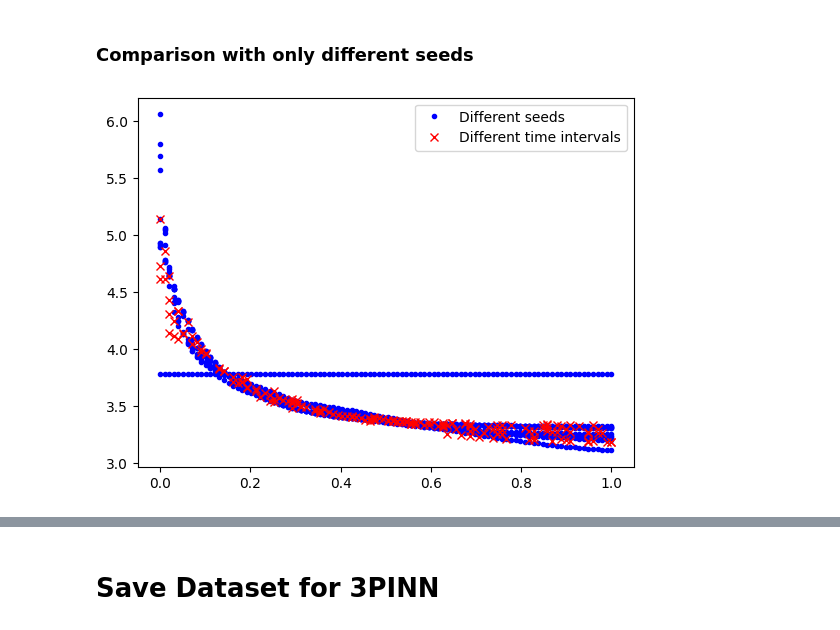
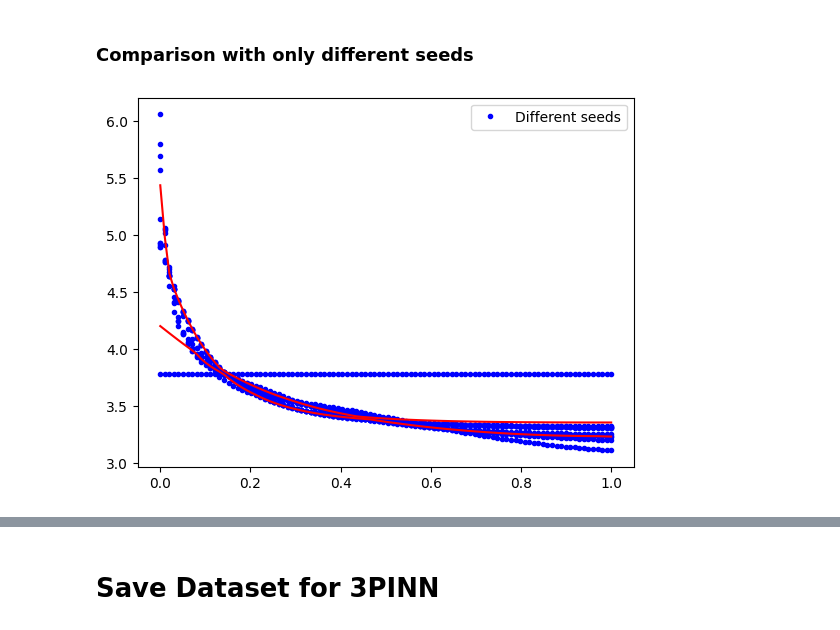
Before and after one commit to RiccardoFrenner/finn-nnpie, a Jupyter notebook: src/analyze_running_intervals.ipynb, the cells around one changed output, grey strips where cells are left out. Drawn from its saved outputs; the diff is of its cells as text; code cells hidden in the pictures.

```diff
--- a/src/analyze_running_intervals.ipynb
+++ b/src/analyze_running_intervals.ipynb
@@ -120,0 +124,4 @@ plt.show()
+# %%
+all_rets = np.stack([np.load(p) for p in df["retardation_file_paths"]], axis=0).squeeze()
+envelope_curve_up = np.max(all_rets, axis=0)
+envelope_curve_down = np.min(all_rets, axis=0)
@@ -120,0 +182,20 @@ plt.show()
+# %%
+y_max = envelope_curve_up.max()
+y_min = envelope_curve_down.min()
+
+rng = np.random.default_rng(2864343564)
+rectangle_points = rng.uniform(low=0, high=1, size=(10**4, 2))
+rectangle_points[:, 1] = rectangle_points[:, 1] * (y_max - y_min) + y_min
+
+is_below = is_below_curve(u, envelope_curve_up, rectangle_points)
+is_above = is_above_curve(u, envelope_curve_down, rectangle_points)
+is_between = is_below * is_above
+
+envelope_points = rectangle_points[is_between]
+print(f"{len(envelope_points)} are between")
+
+u = np.linspace(0,1,len(envelope_curve_up))
+plt.plot(*envelope_points.T, ".")
+plt.plot(u, envelope_curve_up, "r-", lw=0.9)
+plt.plot(u, envelope_curve_down, "b-", lw=0.9)
+plt.show()
@@ -123,33 +207,35 @@ plt.show()
 # %%
 base_dir = Path("../data_out/finn_different_seeds")
 
 fig, ax = plt.subplots()
 
 i = 0
 for d in base_dir.iterdir():
     try:
         path = d / "predicted_retardations/retPred_100.npy"
         # print(path)
         ret = np.load(path)
     except FileNotFoundError:
         # print(f"File not found: {d}")
         continue
     # Continue if any NaNs or Infs are found
     if np.any(np.isnan(ret)) or np.any(np.isinf(ret)):
         continue
     if np.any(ret > 100):
         continue
 
     ax.plot(np.linspace(0,1,len(ret)), ret, "b.", label="Different seeds" if i==0 else "")
     i += 1
     # ax.plot(ret, label=d.name)
 
-ax.plot(sampled_us, sampled_rs, "rx", label="Different time intervals")
+# ax.plot(sampled_us, sampled_rs, "rx", label="Different time intervals")
+ax.plot(u, envelope_curve_up, "r-")
+ax.plot(u, envelope_curve_down, "r-")
 
 ax.legend()
 plt.show()
 # %% [output]
-[figure, old version]
+[figure, new version]
 # %%
 ret_freundlich = np.load("../data_out/retardation_freundlich.npy")
 
```
Also changed, not shown: parts of 10 cells of this notebook.
